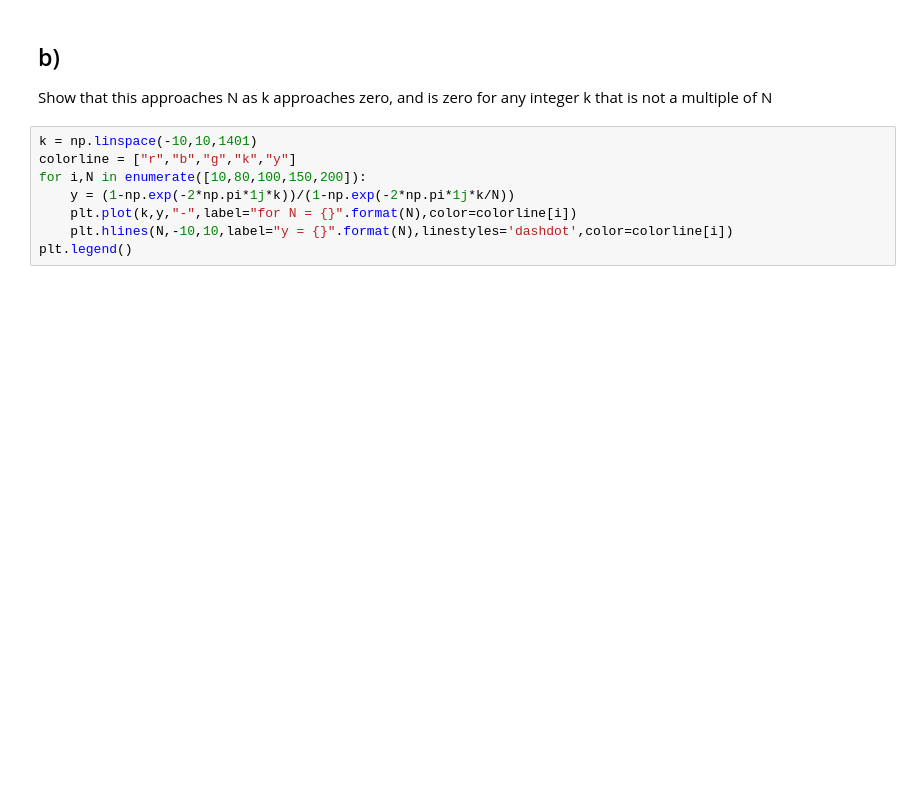
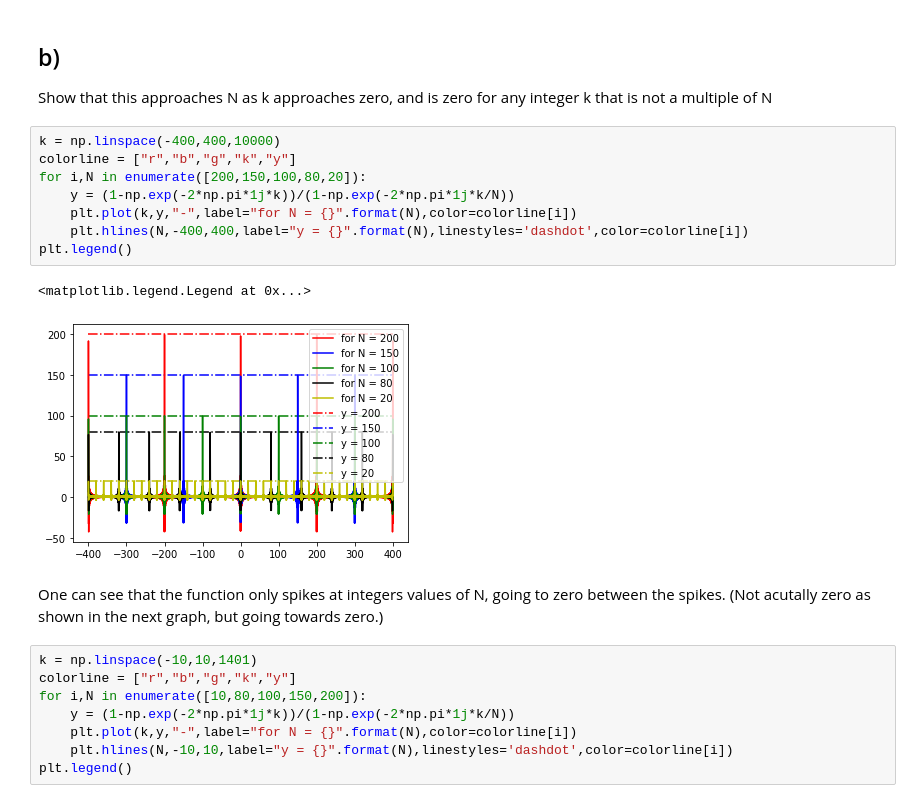
Before and after one commit to RphlFrmnt/PHYS512, a Jupyter notebook: Assign_4.ipynb, the cells around one changed output. Saved outputs shown, nothing was run; the diff lists cells and outputs as text; blank space fills up the shorter version.

```diff
--- a/Assign_4.ipynb
+++ b/Assign_4.ipynb
@@ -242,6 +242,19 @@ $$\frac{1-\exp(−2πik)}{1-\exp(−2πik\big/N)} \blacksquare$$
 # %% [markdown]
 ## b)
 Show that this approaches N as k approaches zero, and is zero for any integer k that is not a multiple of N
+# %%
+k = np.linspace(-400,400,10000)
+colorline = ["r","b","g","k","y"]
+for i,N in enumerate([200,150,100,80,20]):
+    y = (1-np.exp(-2*np.pi*1j*k))/(1-np.exp(-2*np.pi*1j*k/N))
+    plt.plot(k,y,"-",label="for N = {}".format(N),color=colorline[i])
+    plt.hlines(N,-400,400,label="y = {}".format(N),linestyles='dashdot',color=colorline[i])
+plt.legend()
+# %% [output]
+<matplotlib.legend.Legend at 0x...>
+[figure, added]
+# %% [markdown]
+One can see that the function only spikes at integers values of N, going to zero between the spikes. (Not acutally zero as shown in the next graph, but going towards zero.)
 # %%
 k = np.linspace(-10,10,1401)
 colorline = ["r","b","g","k","y"]
```
Also changed, not shown: parts of 5 cells of this notebook.
